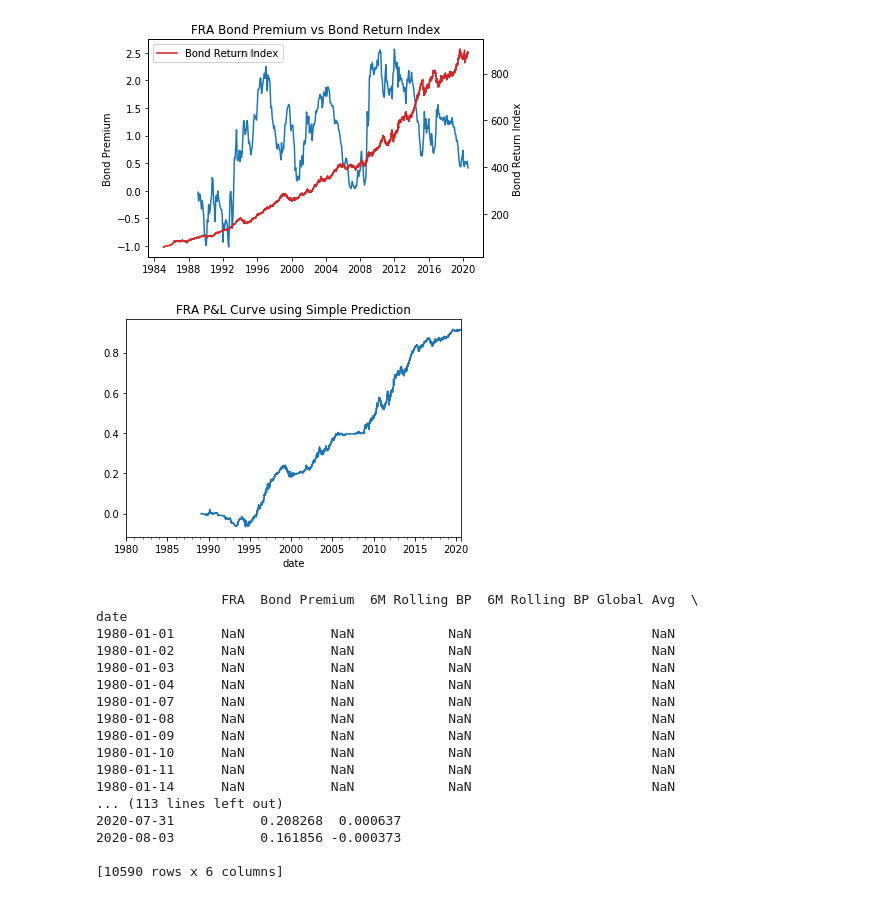
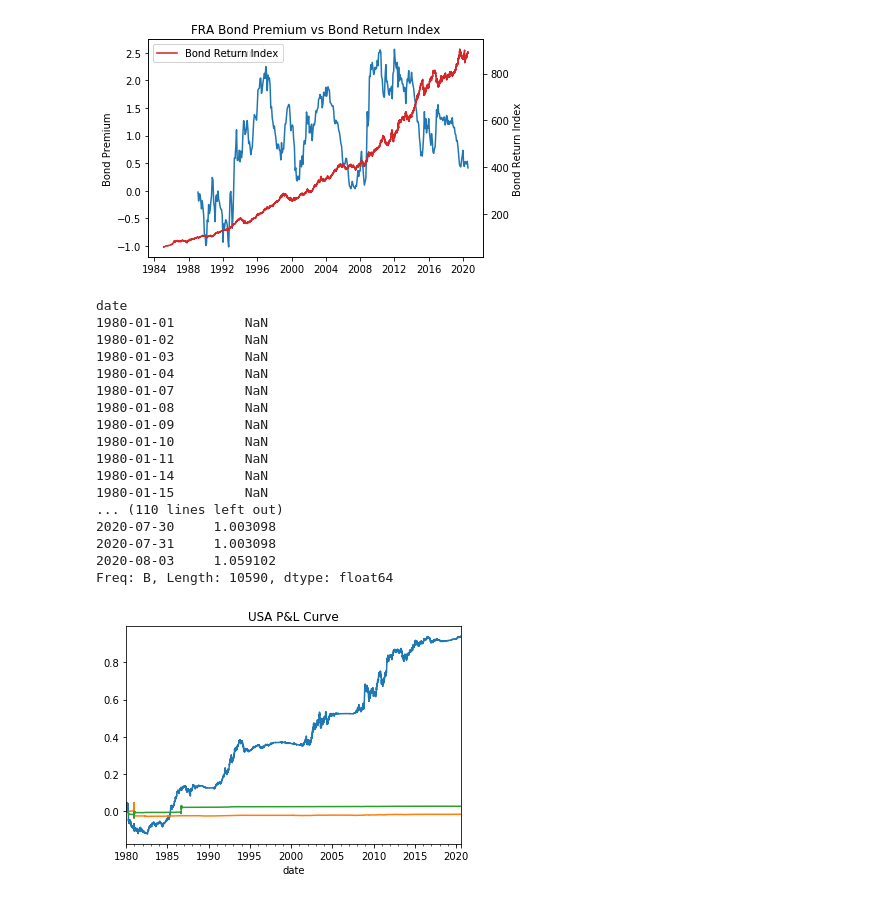
Before and after one commit to Mike-Huntress/Internship2020, a Jupyter notebook: Project.ipynb, the cells around one changed output. Drawn from its saved outputs; the diff is of its cells as text; code cells hidden in the pictures.

Commit message:
getting very low p&l rates, going to try to switch from upsampling to downsampling

```diff
--- a/Project.ipynb
+++ b/Project.ipynb
@@ -76,57 +80,71 @@ def BondPremiumIndicator(country):
     # Set up dataframe, rows are business days
     countryData = pd.DataFrame(BondReturnIndex[country])
 
     # Before inserting data into dataframe, upsample to business days to match Bond Return Index
     countryData['Bond Premium'] = BondPremium[country].resample('B').ffill()
+    countryData['upsampledGlobalAvg'] = BondPremium[average].resample('B').ffill()
     countryData['6M Rolling BP'] = (BondPremium[country].rolling(6).mean()).resample('B').ffill()
     countryData['6M Rolling BP Global Avg'] = (BondPremium[average].rolling(6).mean()).resample('B').ffill()
 
-    # Simple prediction looks only at Bond Premium and scales it
+    # SimplePrediction: Looks only at Bond Premium for previous day and scales it
     # LOGIC: The bigger the Bond Premium, the steeper the yield curve, the bigger our long position
     # LOGIC: If the Bond Premium is positive, our position should be positive (long)
     scaler = MaxAbsScaler()
-    countryData['Simple Prediction'] = scaler.fit_transform(countryData['Bond Premium'].values.reshape(-1,1))
+    countryData['SimplePrediction'] = scaler.fit_transform(countryData['Bond Premium'].values.reshape(-1,1))
 
-    # Better prediction needs to consider change over time and local/global context
-    # WORKING ON THIS NOW
+    # Better prediction: needs to consider change over time and local/global context
+
+    # PredictionA: Is yield curve getting steeper?
+    # LOGIC: Curve is steepening if premium at given day is greater than some rolling average
+    # LOGIC: We can scale our Bond Premium by whether or not it is steepening before standardizing
+    scalarA = 1 + (countryData['Bond Premium']-countryData['6M Rolling BP']) / countryData['6M Rolling BP']
+    countryData['PredictionA'] = scaler.fit_transform((countryData['Bond Premium']*scalarA).values.reshape(-1,1))
+
+    # PredictionB: Prediction scaled by global average
+    scalarB = 1 + (countryData['Bond Premium']-countryData['upsampledGlobalAvg']) / countryData['upsampledGlobalAvg']
+    countryData['PredictionB'] = scaler.fit_transform((countryData['Bond Premium']*scalarB).values.reshape(-1,1))
 
     # Calculate P&L
     countryData = PandLAnalysis(countryData, country)
 
     return countryData
 
 
 # Calculate and display P&L values from prediction dataframe
 def PandLAnalysis(data, country):
 
-    data['P&L'] = data['Simple Prediction'] * data[country].shift(1).pct_change()
+    data['P&L Simple'] = data['SimplePrediction'] * data[country].shift(1).pct_change()
+    data['P&L A'] = data['PredictionA'] * data[country].shift(1).pct_change()
+    data['P&L B'] = data['PredictionB'] * data[country].shift(1).pct_change()
 
-    # Plot P&L Curve
-    data['P&L'].cumsum().plot()
-    plt.title(f'{country} P&L Curve using Simple Prediction')
+    # Plot P&L Curve - Simple
+    data['P&L Simple'].cumsum().plot()
+    data['P&L A'].cumsum().plot()
+    data['P&L B'].cumsum().plot()
+    plt.title(f'{country} P&L Curve')
     plt.show()
 
     return data
 
-country = 'FRA'
+country = 'USA'
 results = BondPremiumIndicator(country)
 print(results)
 # %% [output]
+date
+1980-01-01         NaN
+1980-01-02         NaN
+1980-01-03         NaN
+1980-01-04         NaN
+1980-01-07         NaN
+1980-01-08         NaN
+1980-01-09         NaN
+1980-01-10         NaN
+1980-01-11         NaN
+1980-01-14         NaN
+1980-01-15         NaN
+... (110 lines left out)
+2020-07-30     1.003098
+2020-07-31     1.003098
+2020-08-03     1.059102
+Freq: B, Length: 10590, dtype: float64
-[figure, old version]
+[figure, new version]
-                FRA  Bond Premium  6M Rolling BP  6M Rolling BP Global Avg  \
-date
-1980-01-01      NaN           NaN            NaN                       NaN
-1980-01-02      NaN           NaN            NaN                       NaN
-1980-01-03      NaN           NaN            NaN                       NaN
-1980-01-04      NaN           NaN            NaN                       NaN
-1980-01-07      NaN           NaN            NaN                       NaN
-1980-01-08      NaN           NaN            NaN                       NaN
-1980-01-09      NaN           NaN            NaN                       NaN
-1980-01-10      NaN           NaN            NaN                       NaN
-1980-01-11      NaN           NaN            NaN                       NaN
-1980-01-14      NaN           NaN            NaN                       NaN
-... (113 lines left out)
-2020-07-31           0.208268  0.000637
-2020-08-03           0.161856 -0.000373
-
-[10590 rows x 6 columns]
```
Also changed, not shown: parts of 2 cells of this notebook.
